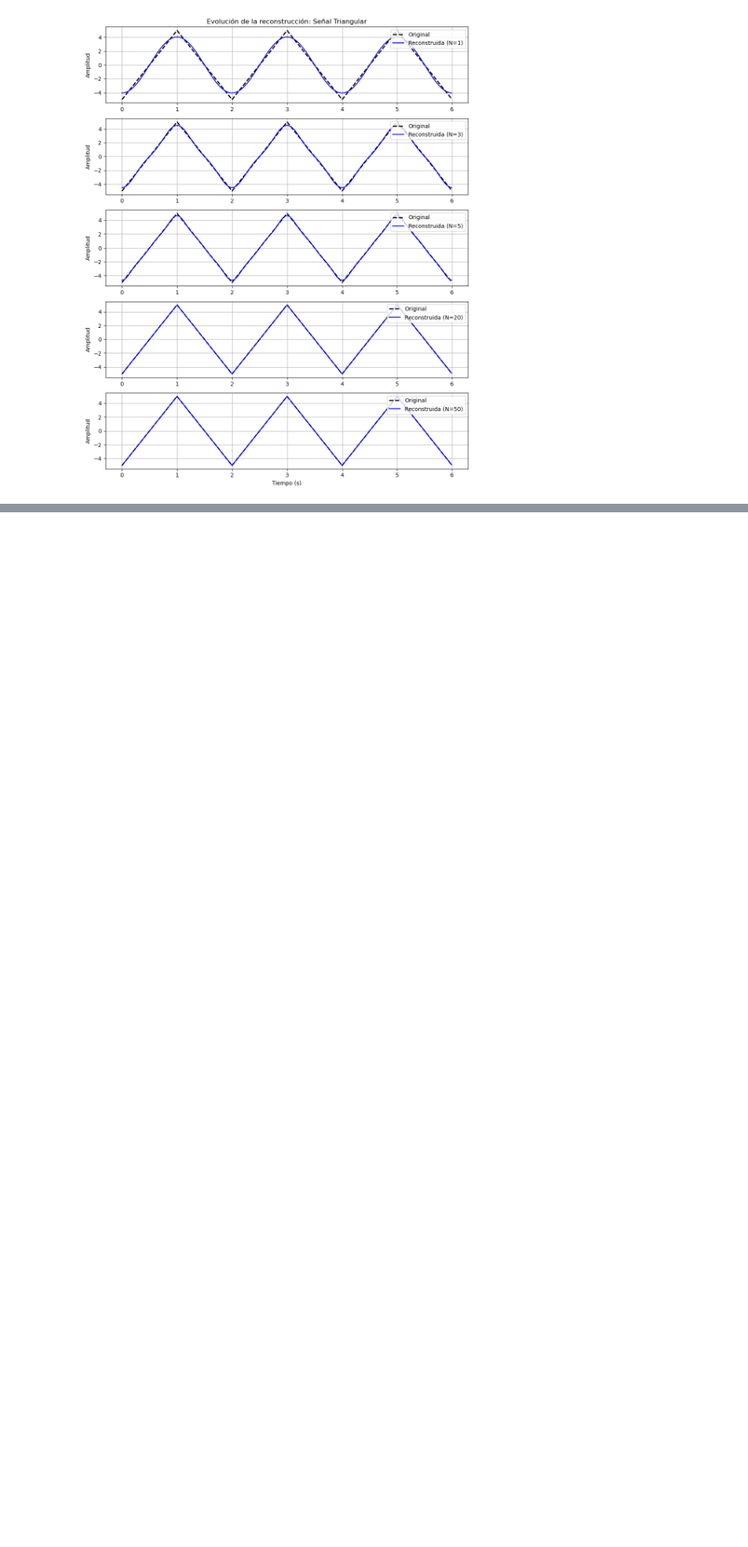
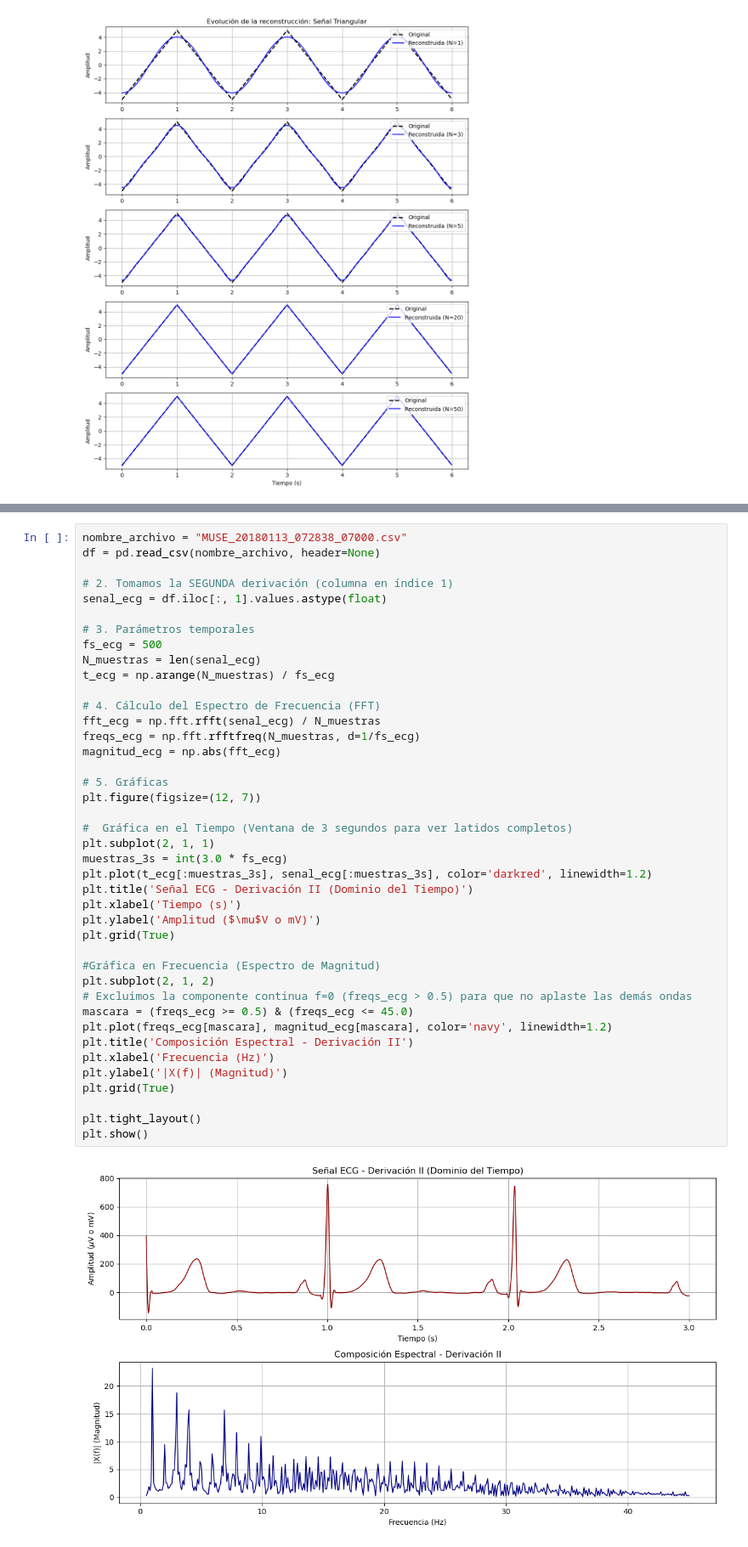
Before and after one commit to Victoriapn/Lab_Biose-ales, a Jupyter notebook: practica 3/practica_3_python.ipynb, the cells around one changed output, grey strips where cells are left out. Shown at 85% size. Saved outputs shown, nothing was run; the diff lists cells and outputs as text; blank space fills up the shorter version.

```diff
--- a/practica 3/practica_3_python.ipynb
+++ b/practica 3/practica_3_python.ipynb
@@ -214,0 +217,43 @@ j) Consulte, analice y describa el fenómeno de Gibbs observado en las reconstru
+# %%
+nombre_archivo = "MUSE_20180113_072838_07000.csv"
+df = pd.read_csv(nombre_archivo, header=None)
+
+# 2. Tomamos la SEGUNDA derivación (columna en índice 1)
+senal_ecg = df.iloc[:, 1].values.astype(float)
+
+# 3. Parámetros temporales
+fs_ecg = 500
+N_muestras = len(senal_ecg)
+t_ecg = np.arange(N_muestras) / fs_ecg
+
+# 4. Cálculo del Espectro de Frecuencia (FFT)
+fft_ecg = np.fft.rfft(senal_ecg) / N_muestras
+freqs_ecg = np.fft.rfftfreq(N_muestras, d=1/fs_ecg)
+magnitud_ecg = np.abs(fft_ecg)
+
+# 5. Gráficas
+plt.figure(figsize=(12, 7))
+
+#  Gráfica en el Tiempo (Ventana de 3 segundos para ver latidos completos)
+plt.subplot(2, 1, 1)
+muestras_3s = int(3.0 * fs_ecg)
+plt.plot(t_ecg[:muestras_3s], senal_ecg[:muestras_3s], color='darkred', linewidth=1.2)
+plt.title('Señal ECG - Derivación II (Dominio del Tiempo)')
+plt.xlabel('Tiempo (s)')
+plt.ylabel('Amplitud ($\mu$V o mV)')
+plt.grid(True)
+
+#Gráfica en Frecuencia (Espectro de Magnitud)
+plt.subplot(2, 1, 2)
+# Excluimos la componente continua f=0 (freqs_ecg > 0.5) para que no aplaste las demás ondas
+mascara = (freqs_ecg >= 0.5) & (freqs_ecg <= 45.0)
+plt.plot(freqs_ecg[mascara], magnitud_ecg[mascara], color='navy', linewidth=1.2)
+plt.title('Composición Espectral - Derivación II')
+plt.xlabel('Frecuencia (Hz)')
+plt.ylabel('|X(f)| (Magnitud)')
+plt.grid(True)
+
+plt.tight_layout()
+plt.show()
+# %% [output]
+[figure, added]
```
Also changed, not shown: parts of 3 cells of this notebook, 1 other file.
